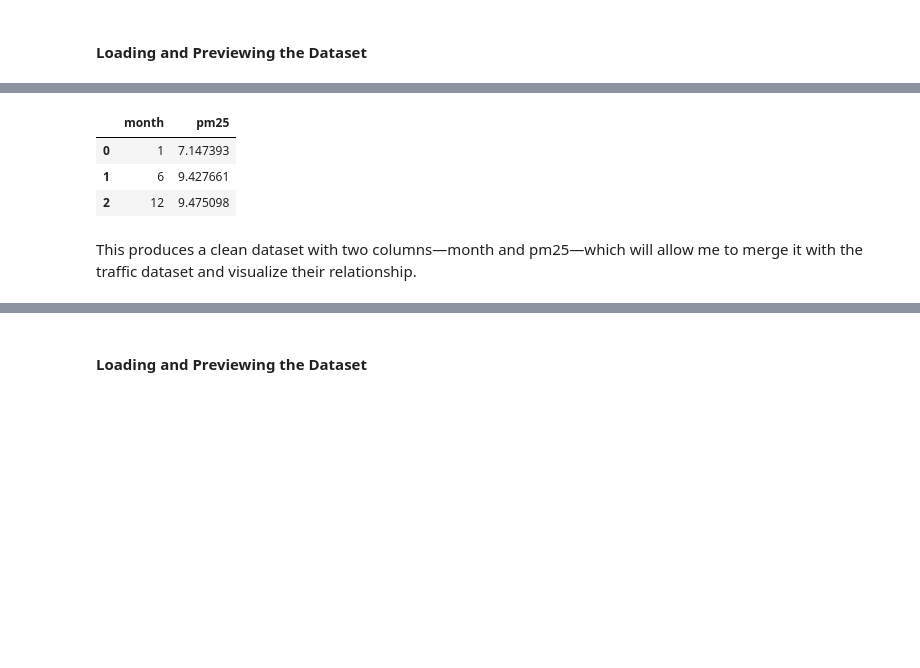
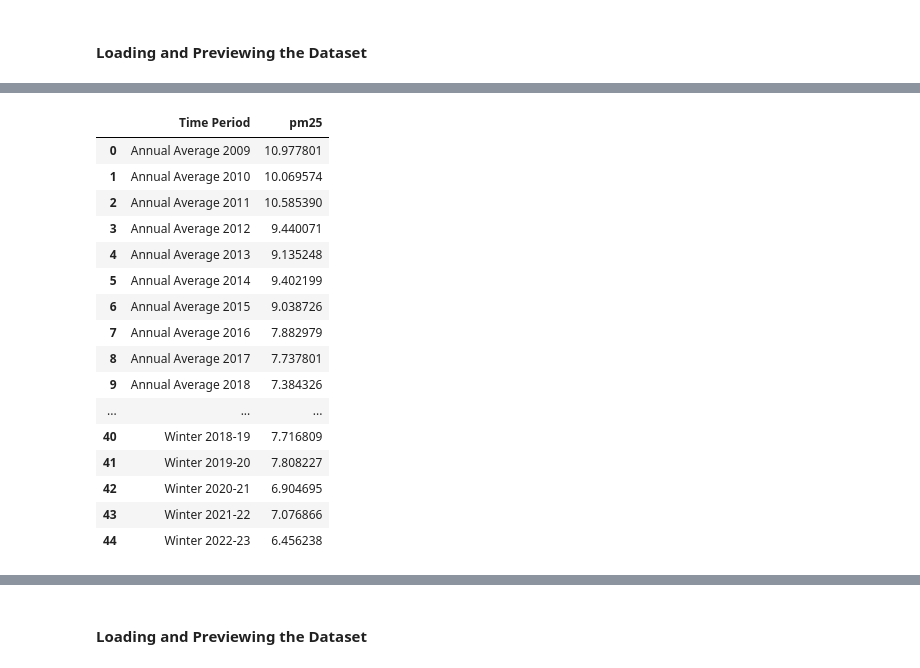
Before and after one commit to MingyueCheng917/MingyueCheng917.github.io, a Jupyter notebook: Project 2/project_2.ipynb, the cells around one changed output, grey strips where cells are left out. Cells and saved outputs as stored; diff of their text form; code cells hidden in the pictures; blank space fills up the shorter version.

```diff
--- a/Project 2/project_2.ipynb
+++ b/Project 2/project_2.ipynb
@@ -76,24 +90,27 @@ Finally, to make the dataset compatible with monthly traffic trends, I compute t
 # %%
-# Convert Start_Date to datetime
-aq["Start_Date"] = pd.to_datetime(aq["Start_Date"], errors="coerce")
-
-# Extract month
-aq["month"] = aq["Start_Date"].dt.month
-
 # Filter for PM2.5 pollutant only
 aq_pm25 = aq[aq["Name"] == "Fine particles (PM 2.5)"].copy()
 
-# Compute monthly average PM2.5 across NYC
-pm25_monthly = aq_pm25.groupby("month")["Data Value"].mean().reset_index()
+# Compute average PM2.5 for each time period (annual or seasonal)
+pm25_season = aq_pm25.groupby("Time Period")["Data Value"].mean().reset_index()
+pm25_season.rename(columns={"Data Value": "pm25"}, inplace=True)
 
-# Rename for clarity
-pm25_monthly.rename(columns={"Data Value": "pm25"}, inplace=True)
-
-pm25_monthly
+pm25_season
 # %% [output]
-|  | month | pm25 |
-| 0 | 1 | 7.147393 |
-| 1 | 6 | 9.427661 |
-| 2 | 12 | 9.475098 |
+|  | Time Period | pm25 |
+| 0 | Annual Average 2009 | 10.977801 |
+| 1 | Annual Average 2010 | 10.069574 |
+| 2 | Annual Average 2011 | 10.585390 |
+| 3 | Annual Average 2012 | 9.440071 |
+| 4 | Annual Average 2013 | 9.135248 |
+| 5 | Annual Average 2014 | 9.402199 |
+| 6 | Annual Average 2015 | 9.038726 |
+| 7 | Annual Average 2016 | 7.882979 |
+| 8 | Annual Average 2017 | 7.737801 |
+| 9 | Annual Average 2018 | 7.384326 |
+| ... | ... | ... |
+| 40 | Winter 2018-19 | 7.716809 |
+| 41 | Winter 2019-20 | 7.808227 |
+| 42 | Winter 2020-21 | 6.904695 |
+| 43 | Winter 2021-22 | 7.076866 |
+| 44 | Winter 2022-23 | 6.456238 |
-# %% [markdown]
-This produces a clean dataset with two columns—month and pm25—which will allow me to merge it with the traffic dataset and visualize their relationship.
```
Also changed, not shown: parts of 40 cells of this notebook, 1 other file.
